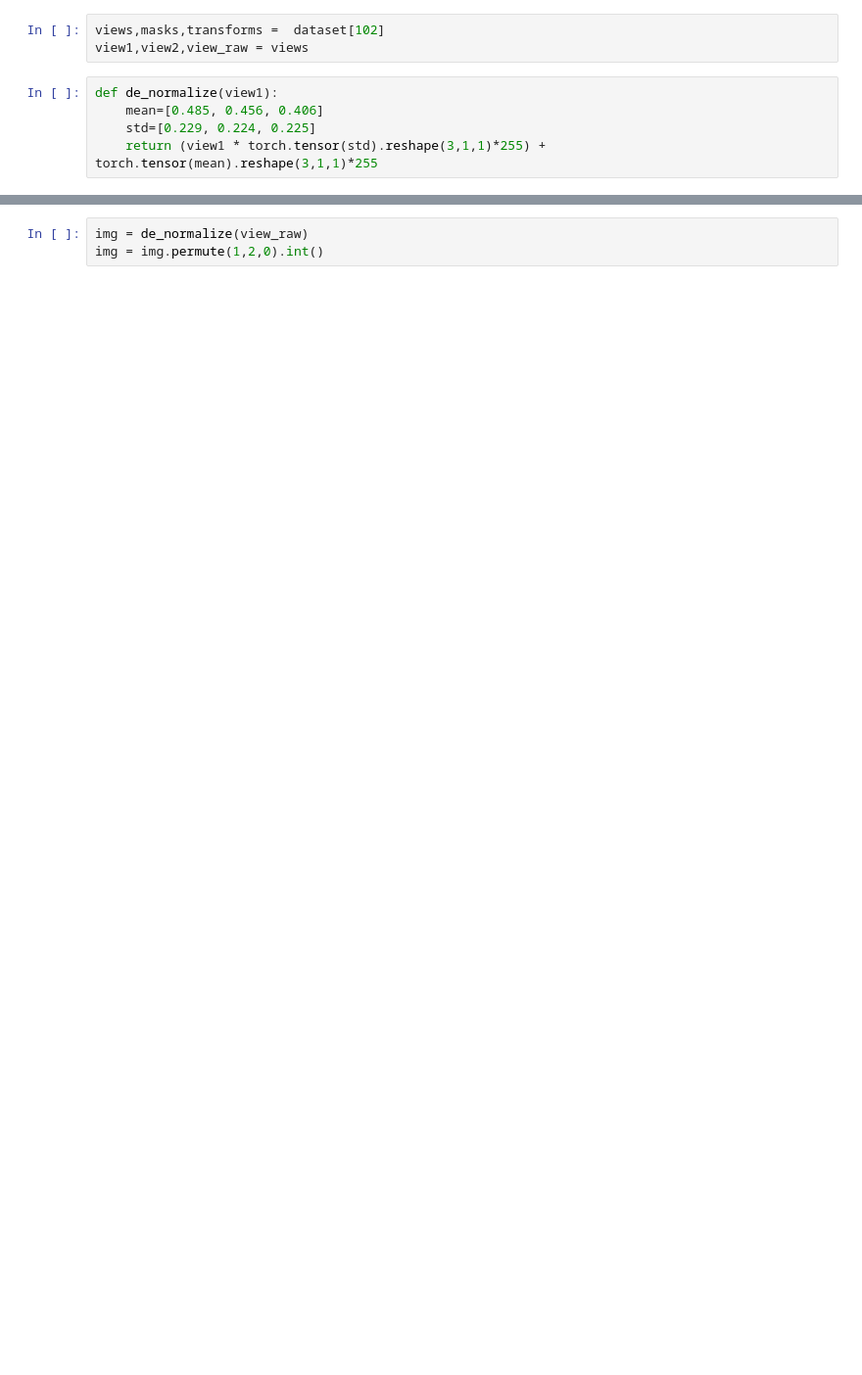
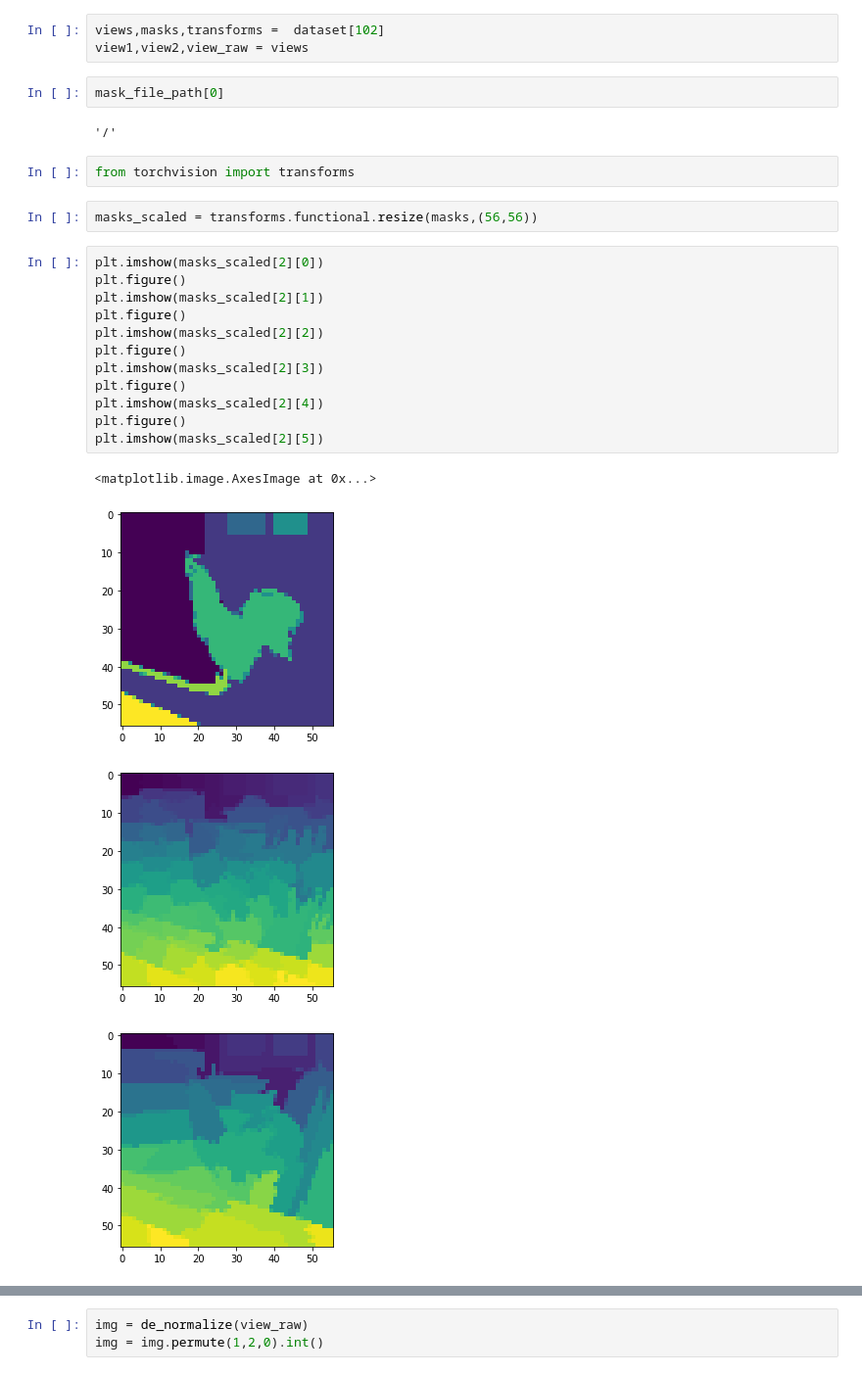
Before and after one commit to KKallidromitis/BYOL-PyTorch-1, a Jupyter notebook: Selective Search.ipynb, the cells around one changed output, grey strips where cells are left out. Shown: that part at 98% size. Drawn from its saved outputs; the diff is of its cells as text; blank space fills up the shorter version.

```diff
--- a/Selective Search.ipynb
+++ b/Selective Search.ipynb
@@ -323,8 +331,28 @@ total files: 12811
 # %%
 views,masks,transforms =  dataset[102]
 view1,view2,view_raw = views
+# %%
+mask_file_path[0]
+# %% [output]
+'/'
 # %%
-def de_normalize(view1):
-    mean=[0.485, 0.456, 0.406]
-    std=[0.229, 0.224, 0.225]
-    return (view1 * torch.tensor(std).reshape(3,1,1)*255) + torch.tensor(mean).reshape(3,1,1)*255
+from torchvision import transforms
+# %%
+masks_scaled = transforms.functional.resize(masks,(56,56))
+# %%
+plt.imshow(masks_scaled[2][0])
+plt.figure()
+plt.imshow(masks_scaled[2][1])
+plt.figure()
+plt.imshow(masks_scaled[2][2])
+plt.figure()
+plt.imshow(masks_scaled[2][3])
+plt.figure()
+plt.imshow(masks_scaled[2][4])
+plt.figure()
+plt.imshow(masks_scaled[2][5])
+# %% [output]
+<matplotlib.image.AxesImage at 0x...>
+[figure, added]
+[figure, added]
+[figure, added]
```
Also changed, not shown: parts of 10 cells of this notebook, 8 other files.
